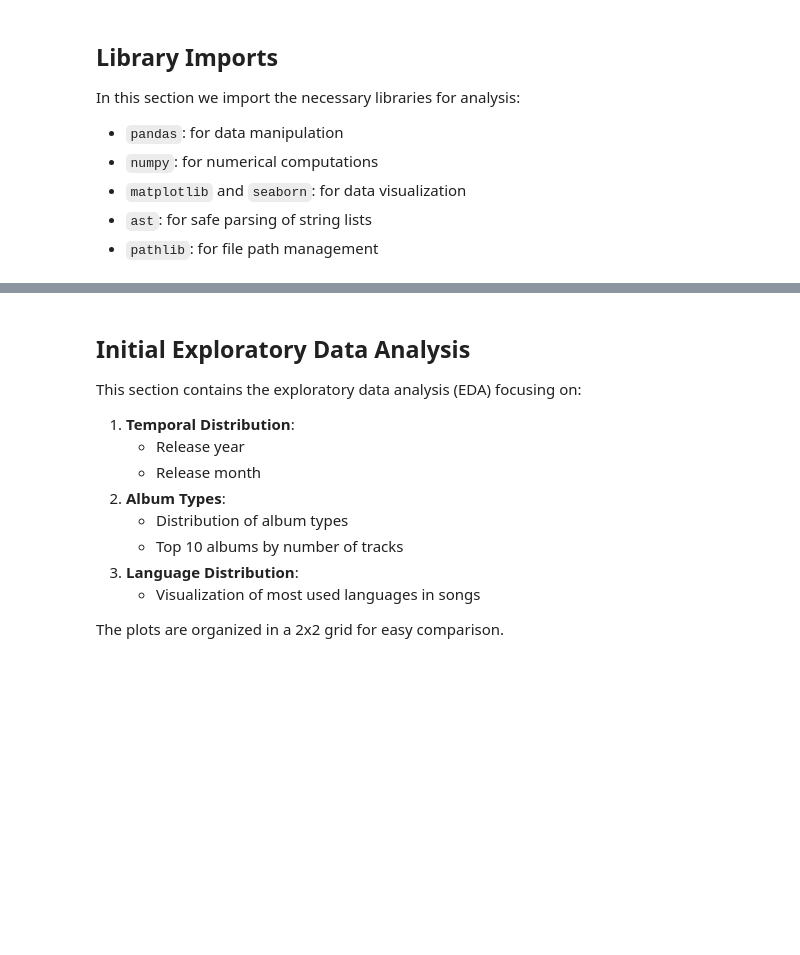
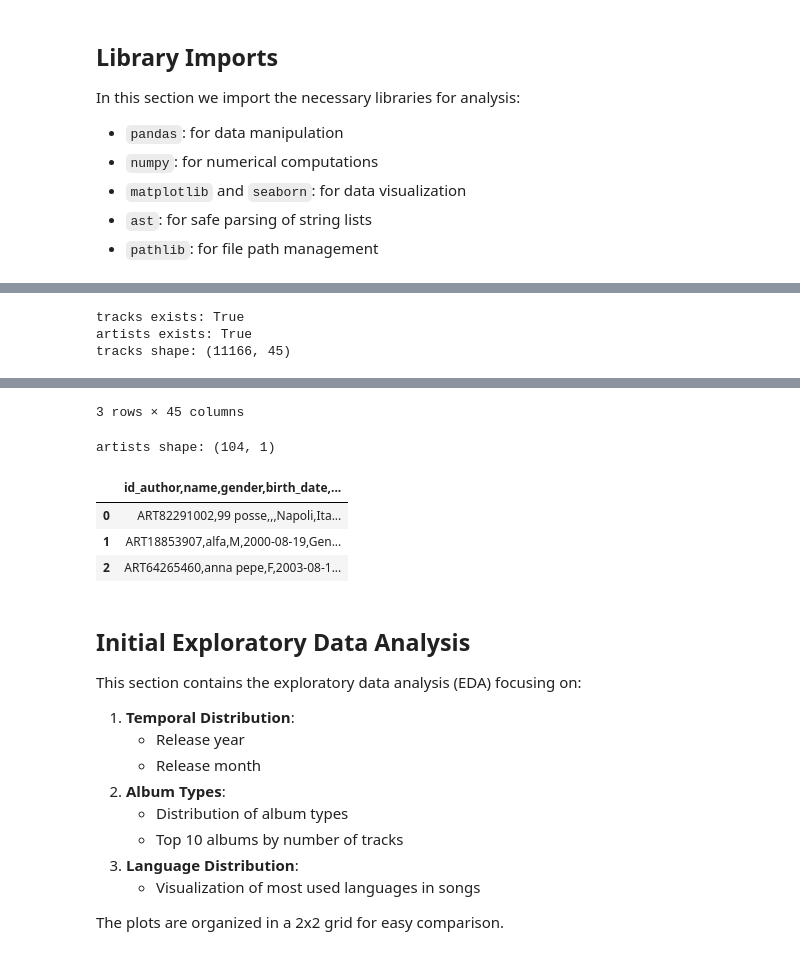
Before and after one commit to DGabri/data_mining_unipi, a Jupyter notebook: task_1/data_under_marco.ipynb, the cells around one changed output, grey strips where cells are left out. Cells and saved outputs as stored; diff of their text form; code cells hidden in the pictures; blank space fills up the shorter version.

```diff
--- a/task_1/data_under_marco.ipynb
+++ b/task_1/data_under_marco.ipynb
@@ -116,0 +42,25 @@ Name: count, dtype: int64
+# %%
+# Load datasets
+DATA_DIR = Path('..').joinpath('datasets') if Path('..').joinpath('datasets').exists() else Path('../datasets')
+tracks_path = Path('../enriched_datasets/tracks_enriched.csv')
+artists_path = Path('../enriched_datasets/artists.csv')
+print('tracks exists:', tracks_path.exists())
+print('artists exists:', artists_path.exists())
+# read with pandas - tracks.csv appears to use comma delimiter
+tracks = pd.read_csv(tracks_path, dtype=str, low_memory=False)
+artists = pd.read_csv(artists_path, sep=';', dtype=str, low_memory=False)
+# Convert numeric columns where appropriate (a few common ones)
+numeric_cols = ['year','month','day','n_sentences','n_tokens','bpm','centroid','rolloff','flux','rms','zcr','flatness','spectral_complexity','pitch','loudness','duration_ms','popularity']
+for c in numeric_cols:
+    if c in tracks.columns:
+        tracks[c] = pd.to_numeric(tracks[c], errors='coerce')
+
+# Quick peek
+print('tracks shape:', tracks.shape)
+display(tracks.head(3))
+print('artists shape:', artists.shape)
+display(artists.head(3))
+# %% [output]
+tracks exists: True
+artists exists: True
+tracks shape: (11166, 45)
@@ -117,3 +71,9 @@ Name: count, dtype: int64
+3 rows × 45 columns
+artists shape: (104, 1)
+|  | id_author,name,gender,birth_date,... |
+| 0 | ART82291002,99 posse,,,Napoli,Ita... |
+| 1 | ART18853907,alfa,M,2000-08-19,Gen... |
+| 2 | ART64265460,anna pepe,F,2003-08-1... |
 # %% [markdown]
 ## Initial Exploratory Data Analysis
 
```
Also changed, not shown: parts of 14 cells of this notebook, 4 other files.
